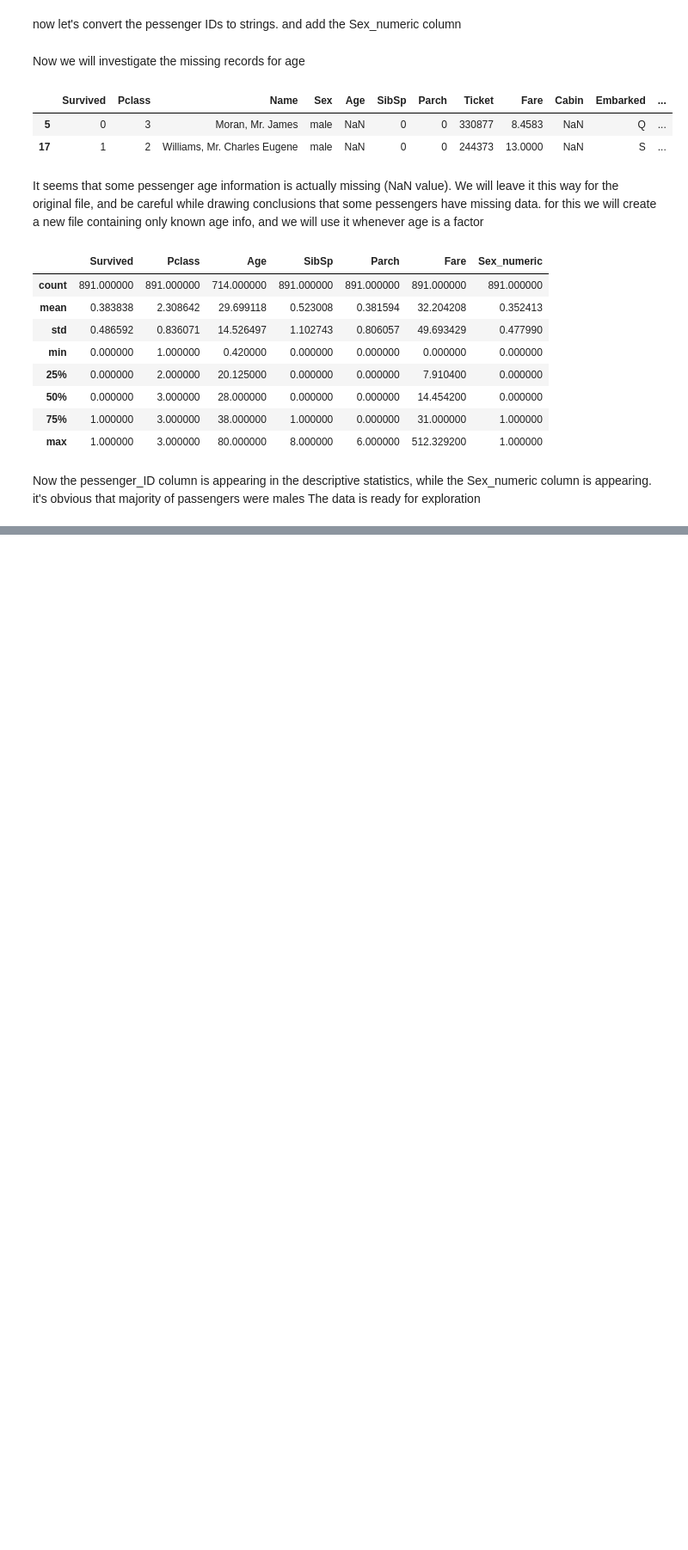
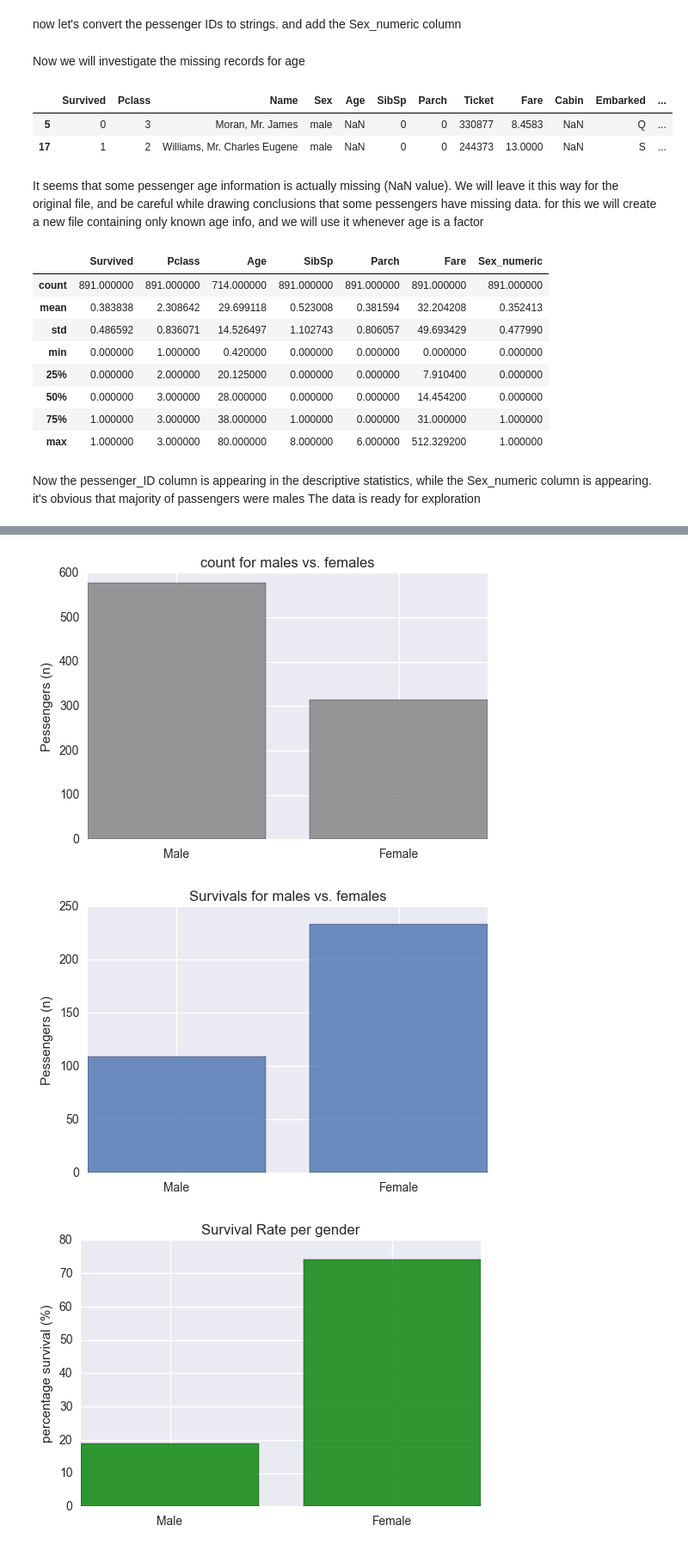
Before and after one commit to Mahmoud-AbouZeid/Lessons-From-Titanic, a Jupyter notebook: The Sinking of RMS Titanic.ipynb, the cells around one changed output, grey strips where cells are left out. Shown at 86% size. Saved outputs shown, nothing was run; the diff lists cells and outputs as text; code cells hidden in the pictures; blank space fills up the shorter version.

Commit message:
Initial Data Exploration

```diff
--- a/The Sinking of RMS Titanic.ipynb
+++ b/The Sinking of RMS Titanic.ipynb
@@ -108,0 +124,34 @@ Now the pessenger_ID column is appearing in the descriptive statistics, while th
+# %%
+#bar plots for males count vs females
+xval=titanic_data.groupby('Sex_numeric',as_index=False).sum()['Sex_numeric']
+yval=titanic_data.groupby('Sex_numeric',as_index=False).count()['Survived']
+lables=["Male","Female"]
+plt.bar(xval-0.4, yval, alpha=0.8, color='grey')
+plt.xticks(xval, lables)
+plt.title("count for males vs. females")
+plt.ylabel("Pessengers (n)")
+plt.show()
+
+#bar plots for males survived vs females
+xval=titanic_data.groupby('Sex_numeric',as_index=False).sum()['Sex_numeric']
+yval=titanic_data.groupby('Sex_numeric',as_index=False).sum()['Survived']
+lables=["Male","Female"]
+plt.bar(xval-0.4, yval, alpha=0.8)
+plt.xticks(xval, lables)
+plt.title("Survivals for males vs. females")
+plt.ylabel("Pessengers (n)")
+plt.show()
+
+#bar plots for females survival percentage vs males
+xval=titanic_data.groupby('Sex_numeric',as_index=False).sum()['Sex_numeric']
+yval=100*titanic_data.groupby('Sex_numeric',as_index=False).sum()['Survived']/titanic_data.groupby('Sex_numeric',as_index=False).count()['Survived']
+lables=["Male","Female"]
+plt.bar(xval-0.4, yval, alpha=0.8, color='green')
+plt.xticks(xval, lables)
+plt.title("Survival Rate per gender")
+plt.ylabel("percentage survival (%)")
+plt.show()
+# %% [output]
+[figure, added]
+[figure, added]
+[figure, added]
```
Also changed, not shown: parts of 14 cells of this notebook.
